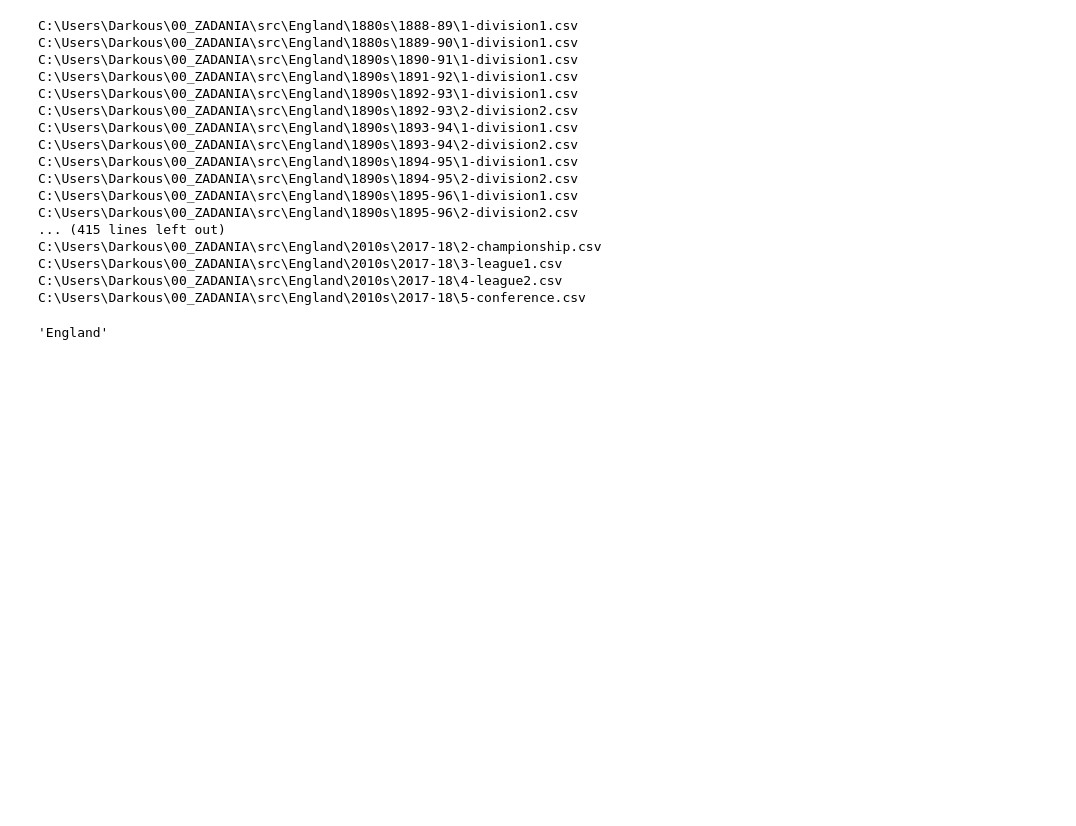
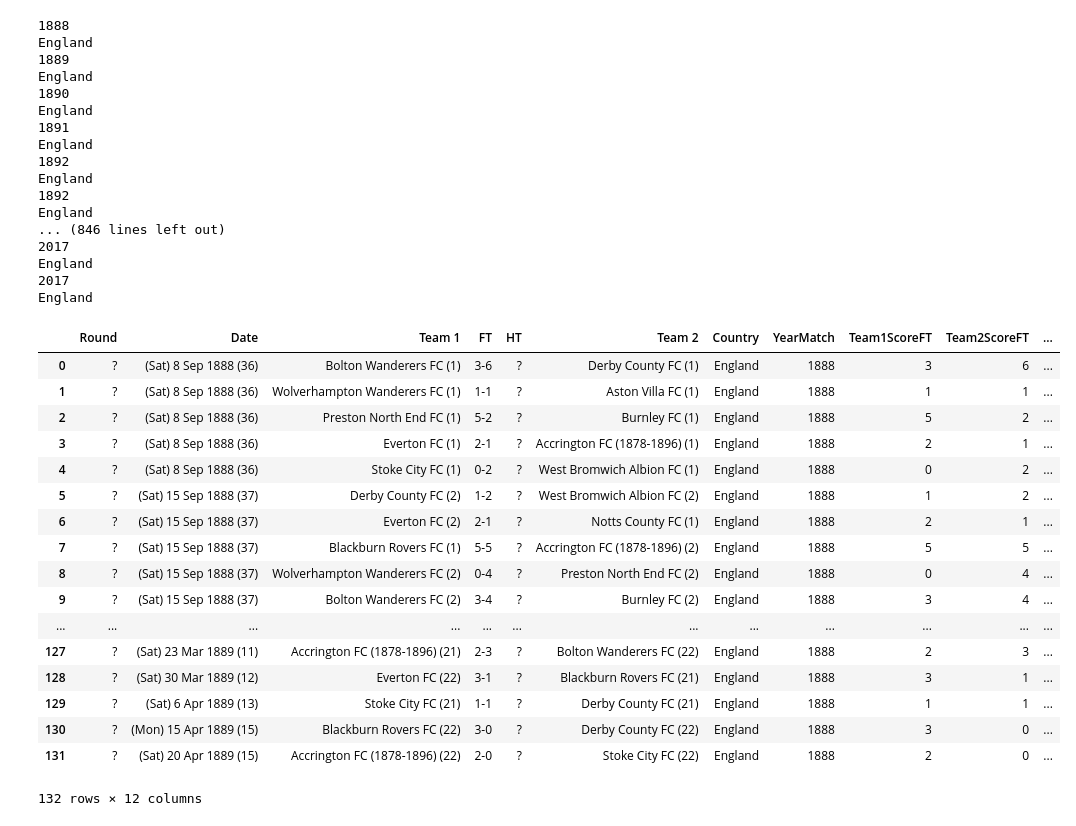
Before and after one commit to DarkousPL/00_ZADANIA, a Jupyter notebook: STAR_TYP.ipynb, the cells around one changed output. Drawn from its saved outputs; the diff is of its cells as text; code cells hidden in the pictures; blank space fills up the shorter version.

Commit message:
KJ create scripts of Scores

```diff
--- a/STAR_TYP.ipynb
+++ b/STAR_TYP.ipynb
@@ -7,26 +7,27 @@ rootdir = r'C:\Users\Darkous\00_ZADANIA\src\England'
 for subdir, dirs, files in os.walk(rootdir):
     for file in files:
         if '.csv' in file:
-            #print(file)
-            print(os.path.join(subdir, file))
+            print(subdir[-7:-3])
+            print(rootdir[(rootdir.rfind('\\'))+1:])
+            #print(os.path.join(subdir, file))
 # %% [output]
-C:\Users\Darkous\00_ZADANIA\src\England\1880s\1888-89\1-division1.csv
-C:\Users\Darkous\00_ZADANIA\src\England\1880s\1889-90\1-division1.csv
-C:\Users\Darkous\00_ZADANIA\src\England\1890s\1890-91\1-division1.csv
-C:\Users\Darkous\00_ZADANIA\src\England\1890s\1891-92\1-division1.csv
-C:\Users\Darkous\00_ZADANIA\src\England\1890s\1892-93\1-division1.csv
-C:\Users\Darkous\00_ZADANIA\src\England\1890s\1892-93\2-division2.csv
-C:\Users\Darkous\00_ZADANIA\src\England\1890s\1893-94\1-division1.csv
-C:\Users\Darkous\00_ZADANIA\src\England\1890s\1893-94\2-division2.csv
-C:\Users\Darkous\00_ZADANIA\src\England\1890s\1894-95\1-division1.csv
-C:\Users\Darkous\00_ZADANIA\src\England\1890s\1894-95\2-division2.csv
-C:\Users\Darkous\00_ZADANIA\src\England\1890s\1895-96\1-division1.csv
-C:\Users\Darkous\00_ZADANIA\src\England\1890s\1895-96\2-division2.csv
-... (415 lines left out)
-C:\Users\Darkous\00_ZADANIA\src\England\2010s\2017-18\2-championship.csv
-C:\Users\Darkous\00_ZADANIA\src\England\2010s\2017-18\3-league1.csv
-C:\Users\Darkous\00_ZADANIA\src\England\2010s\2017-18\4-league2.csv
-C:\Users\Darkous\00_ZADANIA\src\England\2010s\2017-18\5-conference.csv
+1888
+England
+1889
+England
+1890
+England
+1891
+England
+1892
+England
+1892
+England
+... (846 lines left out)
+2017
+England
+2017
+England
 # %%
 def glue_files(footpath):
     appended_data = []
@@ -43,5 +44,35 @@ data2 = rootdir + r'\1880s\1889-90\1-division1.csv'
 # %%
 #szukaj kraju z linka
 country = rootdir[(rootdir.rfind('\\'))+1:]
+yearMatch = 1888
-# %% [output]
-'England'
+# %%
+df = pd.read_csv(data1)
+df['Country'] = country
+df['YearMatch'] = yearMatch
+
+df.loc[df['FT'] != '?', 'Team1ScoreFT'] = df['FT'].str[:1]
+df.loc[df['FT'] != '?', 'Team2ScoreFT'] = df['FT'].str[2:3]
+
+df.loc[df['HT'] != '?', 'Team1ScoreHT'] = df['HT'].str[:1]
+df.loc[df['HT'] != '?', 'Team2ScoreHT'] = df['HT'].str[2:3]
+
+df
+# %% [output]
+|  | Round | Date | Team 1 | FT | HT | Team 2 | Country | YearMatch | Team1ScoreFT | Team2ScoreFT | ... |
+| 0 | ? | (Sat) 8 Sep 1888 (36) | Bolton Wanderers FC (1) | 3-6 | ? | Derby County FC (1) | England | 1888 | 3 | 6 | ... |
+| 1 | ? | (Sat) 8 Sep 1888 (36) | Wolverhampton Wanderers FC (1) | 1-1 | ? | Aston Villa FC (1) | England | 1888 | 1 | 1 | ... |
+| 2 | ? | (Sat) 8 Sep 1888 (36) | Preston North End FC (1) | 5-2 | ? | Burnley FC (1) | England | 1888 | 5 | 2 | ... |
+| 3 | ? | (Sat) 8 Sep 1888 (36) | Everton FC (1) | 2-1 | ? | Accrington FC (1878-1896) (1) | England | 1888 | 2 | 1 | ... |
+| 4 | ? | (Sat) 8 Sep 1888 (36) | Stoke City FC (1) | 0-2 | ? | West Bromwich Albion FC (1) | England | 1888 | 0 | 2 | ... |
+| 5 | ? | (Sat) 15 Sep 1888 (37) | Derby County FC (2) | 1-2 | ? | West Bromwich Albion FC (2) | England | 1888 | 1 | 2 | ... |
+| 6 | ? | (Sat) 15 Sep 1888 (37) | Everton FC (2) | 2-1 | ? | Notts County FC (1) | England | 1888 | 2 | 1 | ... |
+| 7 | ? | (Sat) 15 Sep 1888 (37) | Blackburn Rovers FC (1) | 5-5 | ? | Accrington FC (1878-1896) (2) | England | 1888 | 5 | 5 | ... |
+| 8 | ? | (Sat) 15 Sep 1888 (37) | Wolverhampton Wanderers FC (2) | 0-4 | ? | Preston North End FC (2) | England | 1888 | 0 | 4 | ... |
+| 9 | ? | (Sat) 15 Sep 1888 (37) | Bolton Wanderers FC (2) | 3-4 | ? | Burnley FC (2) | England | 1888 | 3 | 4 | ... |
+| ... | ... | ... | ... | ... | ... | ... | ... | ... | ... | ... | ... |
+| 127 | ? | (Sat) 23 Mar 1889 (11) | Accrington FC (1878-1896) (21) | 2-3 | ? | Bolton Wanderers FC (22) | England | 1888 | 2 | 3 | ... |
+| 128 | ? | (Sat) 30 Mar 1889 (12) | Everton FC (22) | 3-1 | ? | Blackburn Rovers FC (21) | England | 1888 | 3 | 1 | ... |
+| 129 | ? | (Sat) 6 Apr 1889 (13) | Stoke City FC (21) | 1-1 | ? | Derby County FC (21) | England | 1888 | 1 | 1 | ... |
+| 130 | ? | (Mon) 15 Apr 1889 (15) | Blackburn Rovers FC (22) | 3-0 | ? | Derby County FC (22) | England | 1888 | 3 | 0 | ... |
+| 131 | ? | (Sat) 20 Apr 1889 (15) | Accrington FC (1878-1896) (22) | 2-0 | ? | Stoke City FC (22) | England | 1888 | 2 | 0 | ... |
+132 rows × 12 columns
```
